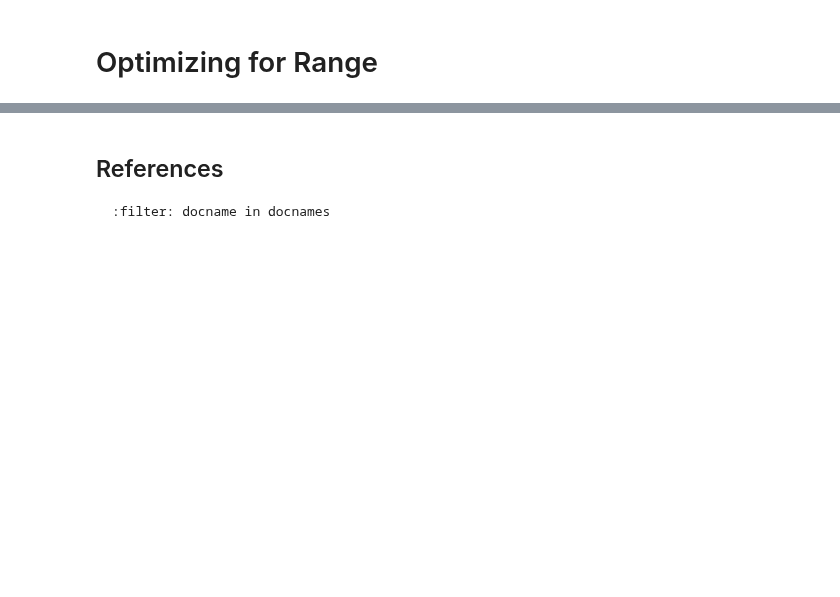
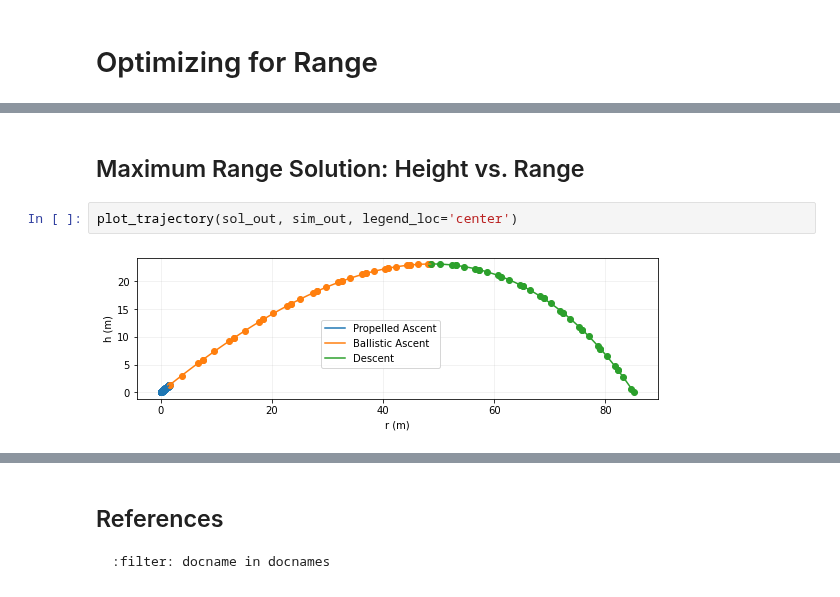
Before and after one commit to OpenMDAO/dymos, a Jupyter notebook: docs/dymos_book/examples/water_rocket/water_rocket.ipynb, the cells around one changed output, grey strips where cells are left out. Saved outputs shown, nothing was run; the diff lists cells and outputs as text; blank space fills up the shorter version.

```diff
--- a/docs/dymos_book/examples/water_rocket/water_rocket.ipynb
+++ b/docs/dymos_book/examples/water_rocket/water_rocket.ipynb
@@ -483,0 +808,6 @@ plot_states(p, exp_out)
+# %% [markdown]
+## Maximum Range Solution: Height vs. Range
+# %%
+plot_trajectory(sol_out, sim_out, legend_loc='center')
+# %% [output]
+[figure, added]
```
Also changed, not shown: parts of 27 cells of this notebook, 2 other files.
